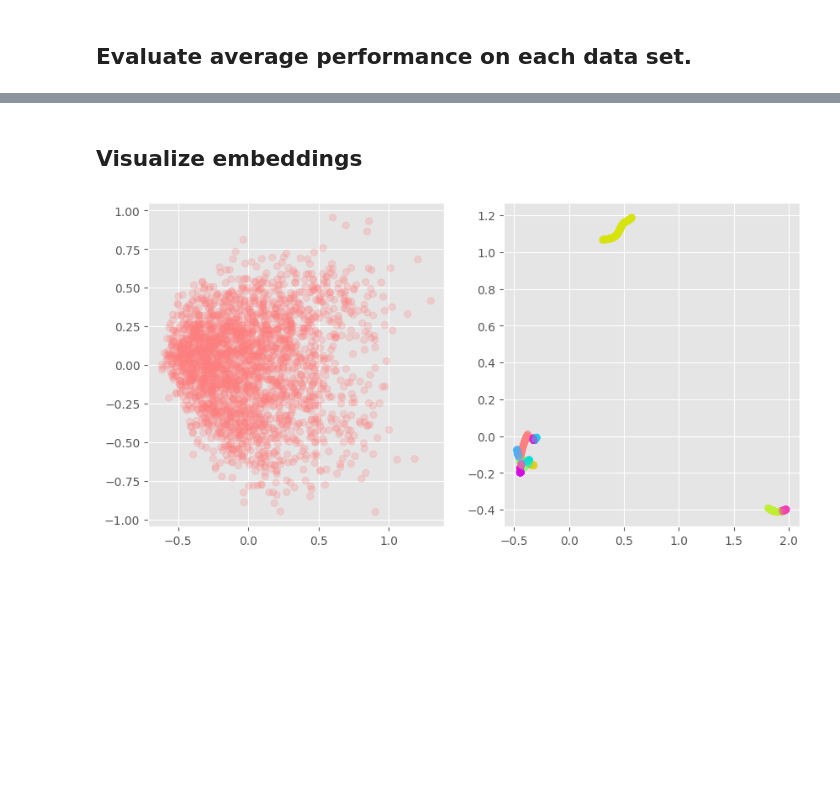
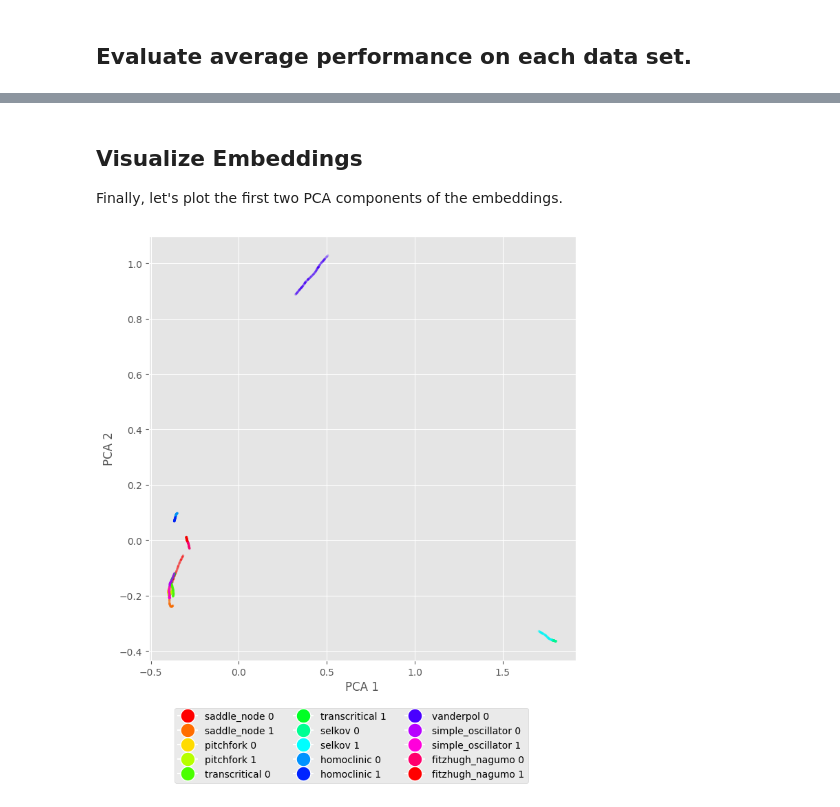
Before and after one commit to nitzanlab/phase2vec, a Jupyter notebook: notebooks/train_and_eval.ipynb, the cells around one changed output, grey strips where cells are left out. Saved outputs shown, nothing was run; the diff lists cells and outputs as text; code cells hidden in the pictures; blank space fills up the shorter version.

Commit message:
Finalized training nb, fixed batch bug

```diff
--- a/notebooks/train_and_eval.ipynb
+++ b/notebooks/train_and_eval.ipynb
@@ -24,13 +24,22 @@ data_exists = False
 data_dir = '/home/mgricci/data/phase2vec' # Alter to change where all of the phase2vec data will be saved.
 
 # Edit the data included in training and testing here.
-train_data_names = 'polynomial'
+train_data_names = ['polynomial']
 test_data_names  = ['saddle_node', 'pitchfork', 'transcritical',
                     'selkov', 'homoclinic', 'vanderpol',
                     'simple_oscillator', 'fitzhugh_nagumo']
 
-num_train_classes = 1
-num_test_classes = len(test_data_names)
+train_system_classes = []
+test_system_classes = []
+for n, names in enumerate([train_data_names, test_data_names]):
+    for system in [SystemFamily(data_name=name) for name in names]:
+        if n == 0:
+            train_system_classes += [system.data_name + ' ' + str(i) for i in range(len(system.param_groups))]
+        else:
+            test_system_classes += [system.data_name + ' ' + str(i) for i in range(len(system.param_groups))]
+
+num_train_classes = len(train_system_classes)
+num_test_classes = len(test_system_classes)
 
 # Edit the number of total samples from each data set here.
 #By default, each set is divied further into a base and validation set at a 75/100 split. This can be altered below.
@@ -190,29 +189,36 @@ classical_parameter_loss: 3.5142853
-# %% [markdown]
-## Visualize embeddings
+# %% [markdown]
+## Visualize Embeddings
+Finally, let's plot the first two PCA components of the embeddings.
 # %%
-import numpy as np
 from sklearn.decomposition import PCA
 import matplotlib.pyplot as plt
+from matplotlib.lines import Line2D
+from src.utils._utils import nearly_square
+import colorsys
 
+fig, ax = plt.subplots(figsize=(8, 8))
+
+# Load embeddings
 results_dir = f'/home/mgricci/results/phase2vec/{train_info["exp_name"]}'
+embeddings = np.load(os.path.join(results_dir,f'embeddings.npy'))
 
-# Load testing data
-fig, axes = plt.subplots(1,2, figsize = (2*5, 5))
-num_classes = [len(np.unique(y_val)), len(np.unique(y_test))]
+# PCA
+pca = PCA(n_components=2)
+z   = pca.fit_transform(embeddings)
 
-for a, (ax, embedding_name, labels) in enumerate(zip(axes, ['polynomial', 'classical'], [y_val, y_test])):
-    embeddings = np.load(os.path.join(results_dir,f'{embedding_name}_embeddings.npy'))
+# Colors and plotting
+class_hues = np.linspace(0.0, 1.0, num_test_classes)
+class_rgbs = [colorsys.hsv_to_rgb(h,1.0,1.0) for h in class_hues]
 
-    pca = PCA(n_components=2)
-    z   = pca.fit_transform(embeddings)
+colors = [class_rgbs[l] for l in np.sort(y_test)]
+ax.scatter(z[:,0], z[:,1], c=np.array(colors), alpha=.1, s=4)
 
-    class_hues = [(2*np.pi * i)/ (2*np.pi) for i in range(num_classes[a])]
-    class_rgbs = [[np.abs(np.cos(h)), np.abs(np.cos(h + 2*np.pi/3)), np.abs(np.cos(h-2*np.pi/3))] for h in class_hues]
-
-    colors = [class_rgbs[l] for l in labels[:z.shape[0]]]
-
-    ax.scatter(z[:,0], z[:,1], c=np.array(colors), alpha=.25)
-
+m,n = nearly_square(num_test_classes)
+legend_elements = [Line2D([0], [0], marker='o', color='w', label=test_system_classes[l],
+                          markerfacecolor=class_rgbs[l], markersize=15) for l in np.unique(y_test)]
+ax.legend(handles=legend_elements,bbox_to_anchor=(.9, -.1),ncol=m)
+ax.set_xlabel('PCA 1')
+ax.set_ylabel('PCA 2')
 plt.show()
 # %% [output]
-[figure, old version]
+[figure, new version]
```
Also changed, not shown: parts of 3 cells of this notebook, 1 other file.
